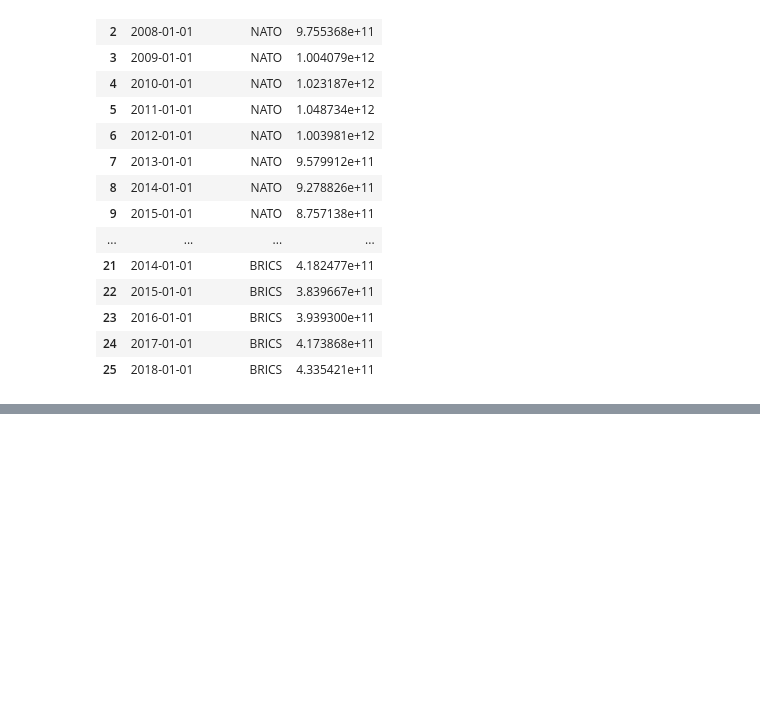
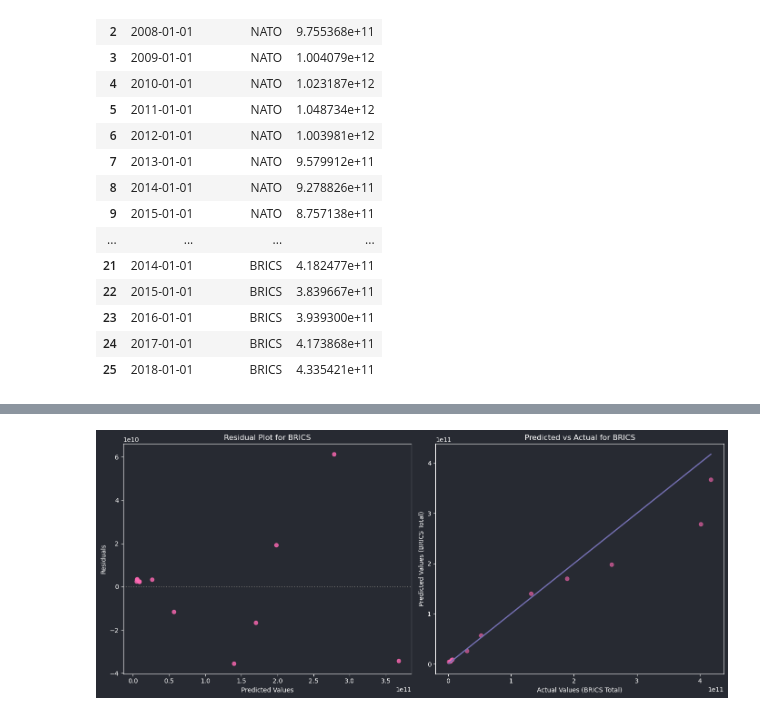
Before and after one commit to tylerzonk/mil_expend, a Jupyter notebook: main.ipynb, the cells around one changed output, grey strips where cells are left out. Cells and saved outputs as stored; diff of their text form; code cells hidden in the pictures; blank space fills up the shorter version.

```diff
--- a/main.ipynb
+++ b/main.ipynb
@@ -543,0 +658,94 @@ plt.show()
+# %%
+y_brics_log = np.log(df['BRICS Total'])
+y_nato_log = np.log(df['NATO Total'])
+
+# Use Date as the sole feature to predict BRICS and NATO
+X = df[['Date', 'Inflation']]
+
+# Split the data for BRICS prediction and NATO prediction
+X_train_brics, X_test_brics, y_train_brics, y_test_brics = train_test_split(X, y_brics_log, test_size=0.2, random_state=42)
+X_train_nato, X_test_nato, y_train_nato, y_test_nato = train_test_split(X, y_nato_log, test_size=0.2, random_state=42)
+
+# Create pipelines for both models (for BRICS and NATO)
+pipeline_brics = Pipeline([
+    ("scaler", MinMaxScaler()),
+    ("regressor", Ridge(alpha=1.0))
+])
+
+pipeline_nato = Pipeline([
+    ("scaler", MinMaxScaler()),
+    ("regressor", Ridge(alpha=1.0))
+])
+
+# Fit the models
+pipeline_brics.fit(X_train_brics, y_train_brics)
+pipeline_nato.fit(X_train_nato, y_train_nato)
+
+# Make predictions
+y_pred_brics_log = pipeline_brics.predict(X_test_brics)
+y_pred_nato_log = pipeline_nato.predict(X_test_nato)
+
+# Inverse log transformation for predictions to return to the original scale
+y_pred_brics = np.exp(y_pred_brics_log)
+y_pred_nato = np.exp(y_pred_nato_log)
+
+# Calculate RMSE and R-squared for both models
+rmse_brics = np.sqrt(mean_squared_error(np.exp(y_test_brics), y_pred_brics))
+r2_brics = r2_score(np.exp(y_test_brics), y_pred_brics)
+
+rmse_nato = np.sqrt(mean_squared_error(np.exp(y_test_nato), y_pred_nato))
+r2_nato = r2_score(np.exp(y_test_nato), y_pred_nato)
+
+print(f"Root Mean Squared Error (RMSE) for BRICS: {rmse_brics}")
+print(f"R-squared (R²) for BRICS: {r2_brics}")
+print(f"Root Mean Squared Error (RMSE) for NATO: {rmse_nato}")
+print(f"R-squared (R²) for NATO: {r2_nato}")
+
+# Residuals for BRICS and NATO predictions
+residuals_brics = np.exp(y_test_brics) - y_pred_brics
+residuals_nato = np.exp(y_test_nato) - y_pred_nato
+
+plt.figure(figsize=(14, 6))
+
+plt.subplot(1, 2, 1)
+sns.residplot(x=y_pred_brics, y=residuals_brics, line_kws={'color': 'red', 'lw': 1}, color='hotpink')
+plt.title('Residual Plot for BRICS')
+plt.xlabel('Predicted Values')
+plt.ylabel('Residuals')
+c.customize_graph(plt.gca())
+
+plt.subplot(1, 2, 2)
+plt.scatter(np.exp(y_test_brics), y_pred_brics, alpha=0.6, color='hotpink')
+plt.plot([np.exp(y_test_brics).min(), np.exp(y_test_brics).max()],
+         [np.exp(y_test_brics).min(), np.exp(y_test_brics).max()], lw=2)
+plt.title('Predicted vs Actual for BRICS')
+plt.xlabel('Actual Values (BRICS Total)')
+plt.ylabel('Predicted Values (BRICS Total)')
+
+c.customize_graph(plt.gca())
+plt.tight_layout()
+plt.show()
+
+# Residual Plot for NATO (same steps as for BRICS)
+plt.figure(figsize=(14, 6))
+
+# Residual Plot for NATO
+plt.subplot(1, 2, 1)
+sns.residplot(x=y_pred_nato, y=residuals_nato, line_kws={'color': 'blue', 'lw': 1}, color='cyan')
+plt.title('Residual Plot for NATO')
+plt.xlabel('Predicted Values')
+plt.ylabel('Residuals')
+c.customize_graph(plt.gca())
+
+plt.subplot(1, 2, 2)
+plt.scatter(np.exp(y_test_nato), y_pred_nato, alpha=0.6, color='cyan')
+plt.plot([np.exp(y_test_nato).min(), np.exp(y_test_nato).max()],
+         [np.exp(y_test_nato).min(), np.exp(y_test_nato).max()], lw=2)
+plt.title('Predicted vs Actual for NATO')
+plt.xlabel('Actual Values (NATO Total)')
+plt.ylabel('Predicted Values (NATO Total)')
+
+c.customize_graph(plt.gca())
+plt.tight_layout()
+plt.show()
+# %% [output]
@@ -543,0 +756 @@ plt.show()
+[figure, added]
```
Also changed, not shown: parts of 11 cells of this notebook, 1 other file.
